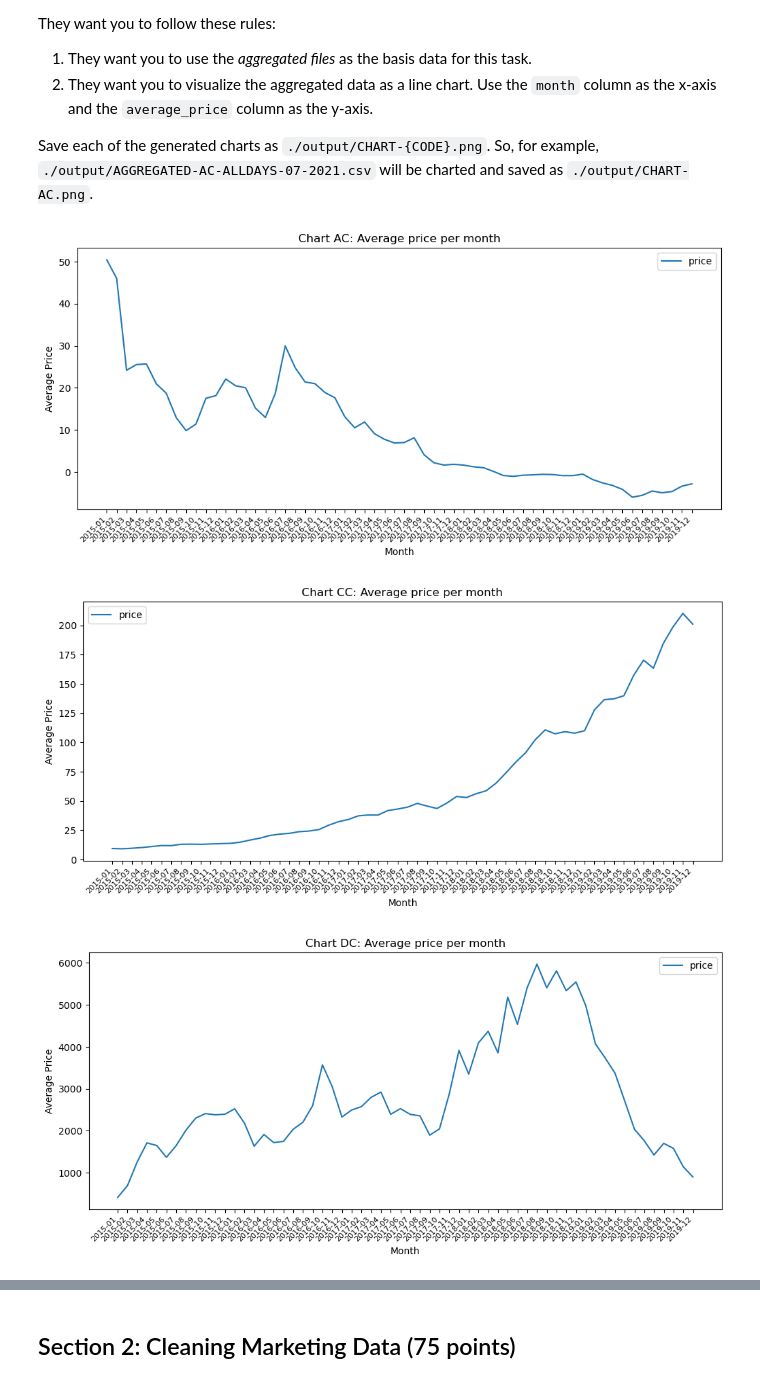
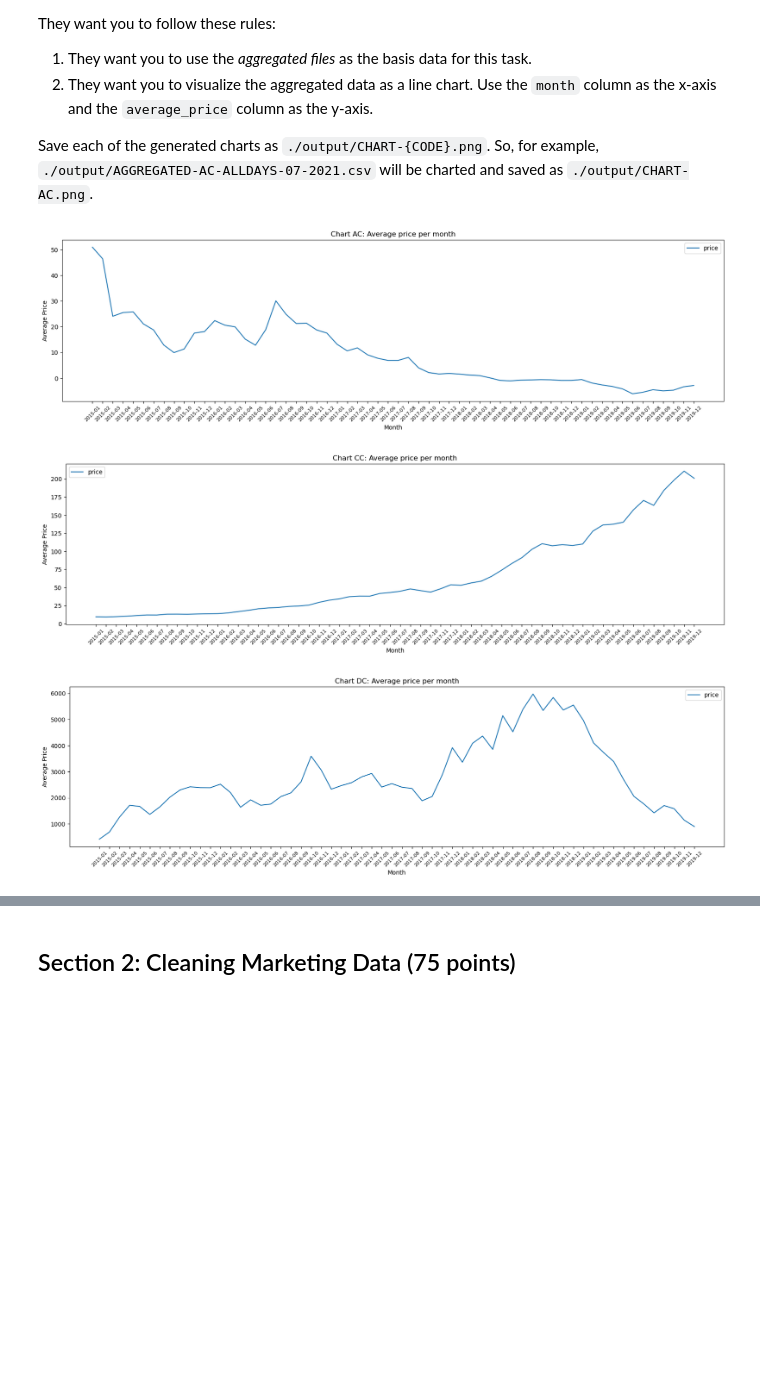
Before and after one commit to alyssalavarias/G-3-EOMA2, a Jupyter notebook: EOMA2.ipynb, the cells around one changed output, grey strips where cells are left out. Cells and saved outputs as stored; diff of their text form; code cells hidden in the pictures; blank space fills up the shorter version.

```diff
--- a/EOMA2.ipynb
+++ b/EOMA2.ipynb
@@ -127,31 +129,31 @@ Save each of the generated charts as `./output/CHART-{CODE}.png`. So, for exampl
 # %%
 # CODE CELL
 import pandas as pd
 import matplotlib.pyplot as plt
 
 # CODE START
 
 def line_chart(code):
     filename = f"./output/AGGREGATED-{code}-ALLDAYS-07-2021.csv"
     df = pd.read_csv(filename)
-    fig,axes = plt.subplots(figsize = (12,5), dpi =100)
+    fig,axes = plt.subplots(figsize = (20,5), dpi =100)
     axes.plot(df["month"],df["average_price"],label = "price")
     axes.set_xlabel("Month")
     axes.set_ylabel("Average Price")
     axes.set_title(f'Chart {code}: Average price per month')
-    plt.xticks(rotation=45, fontsize=8, horizontalalignment="right")
+    plt.xticks(rotation=45, fontsize=8)
     axes.legend()
     fig.savefig(f"./output/CHART-{code}.png")
 
 line_chart("AC")
 line_chart("CC")
 line_chart("DC")
 line_chart("EC2")
 line_chart("NC")
 line_chart("SHC")
 
 # CODE END
 # %% [output]
-[figure, old version]
+[figure, new version]
-[figure, old version]
+[figure, new version]
-[figure, old version]
+[figure, new version]
```
Also changed, not shown: parts of 2 cells of this notebook, 18 other files.
